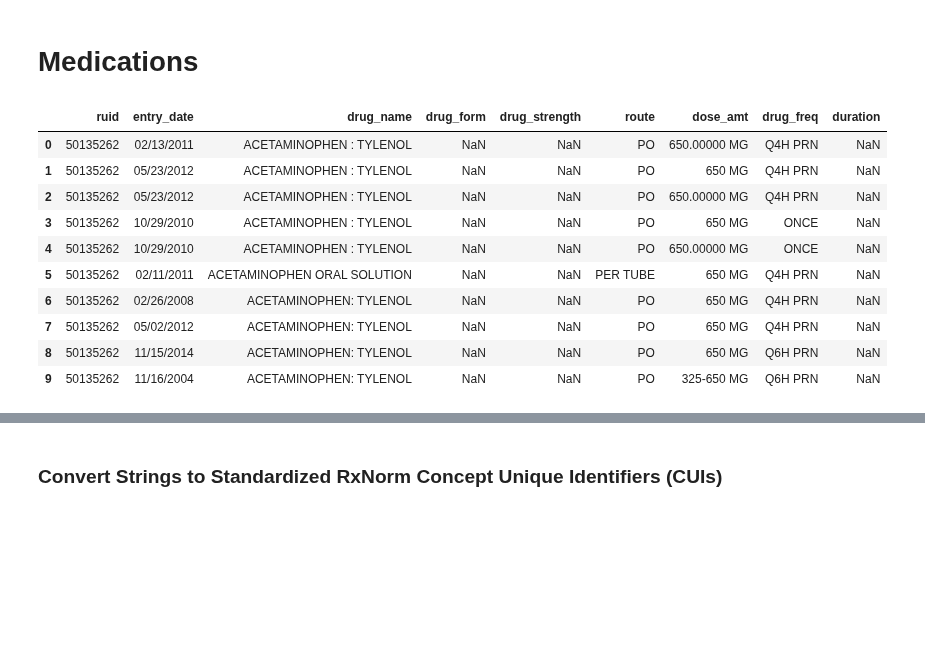
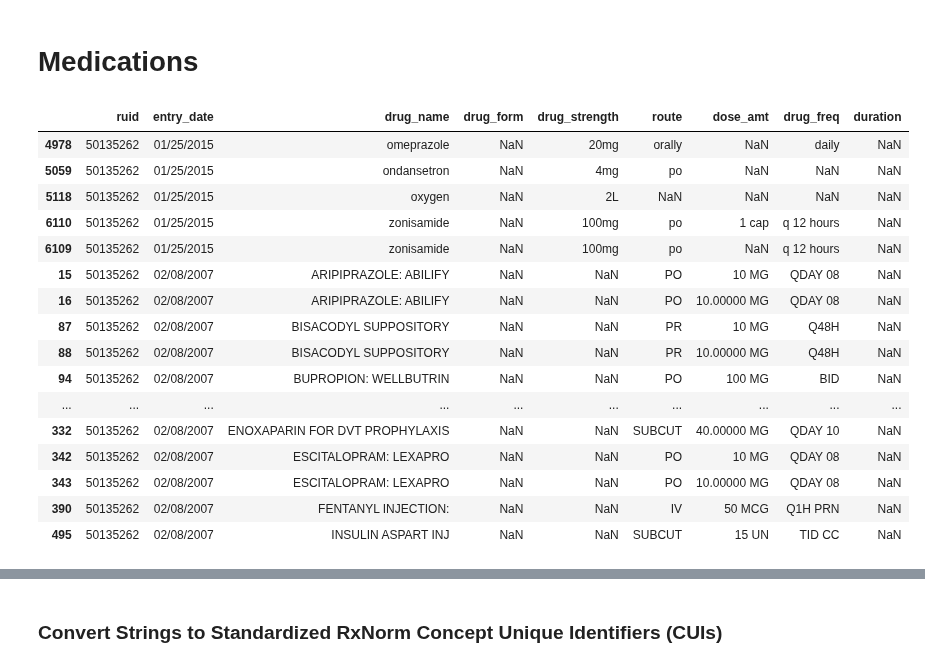
Before and after one commit to alvinjeffery/Bios8366_project, a Jupyter notebook: code/alvin_prelim.ipynb, the cells around one changed output, grey strips where cells are left out. Cells and saved outputs as stored; diff of their text form; code cells hidden in the pictures; blank space fills up the shorter version.

```diff
--- a/code/alvin_prelim.ipynb
+++ b/code/alvin_prelim.ipynb
@@ -555,20 +558,26 @@ cpt_wide.head()
 |  | 02/11/2007 | 0.0 | 1.0 | 0.0 | 2.0 | 1.0 | 2.0 | 0.0 | 0.0 | ... |
 # %% [markdown]
 # Medications
-# %%
-med[:10]
-# %% [output]
-|  | ruid | entry_date | drug_name | drug_form | drug_strength | route | dose_amt | drug_freq | duration |
-| 0 | 50135262 | 02/13/2011 | ACETAMINOPHEN : TYLENOL | NaN | NaN | PO | 650.00000 MG | Q4H PRN | NaN |
-| 1 | 50135262 | 05/23/2012 | ACETAMINOPHEN : TYLENOL | NaN | NaN | PO | 650 MG | Q4H PRN | NaN |
-| 2 | 50135262 | 05/23/2012 | ACETAMINOPHEN : TYLENOL | NaN | NaN | PO | 650.00000 MG | Q4H PRN | NaN |
-| 3 | 50135262 | 10/29/2010 | ACETAMINOPHEN : TYLENOL | NaN | NaN | PO | 650 MG | ONCE | NaN |
-| 4 | 50135262 | 10/29/2010 | ACETAMINOPHEN : TYLENOL | NaN | NaN | PO | 650.00000 MG | ONCE | NaN |
-| 5 | 50135262 | 02/11/2011 | ACETAMINOPHEN ORAL SOLUTION | NaN | NaN | PER TUBE | 650 MG | Q4H PRN | NaN |
-| 6 | 50135262 | 02/26/2008 | ACETAMINOPHEN: TYLENOL | NaN | NaN | PO | 650 MG | Q4H PRN | NaN |
-| 7 | 50135262 | 05/02/2012 | ACETAMINOPHEN: TYLENOL | NaN | NaN | PO | 650 MG | Q4H PRN | NaN |
-| 8 | 50135262 | 11/15/2014 | ACETAMINOPHEN: TYLENOL | NaN | NaN | PO | 650 MG | Q6H PRN | NaN |
-| 9 | 50135262 | 11/16/2004 | ACETAMINOPHEN: TYLENOL | NaN | NaN | PO | 325-650 MG | Q6H PRN | NaN |
+# %%
+med[60:80]
+# %% [output]
+|  | ruid | entry_date | drug_name | drug_form | drug_strength | route | dose_amt | drug_freq | duration |
+| 4978 | 50135262 | 01/25/2015 | omeprazole | NaN | 20mg | orally | NaN | daily | NaN |
+| 5059 | 50135262 | 01/25/2015 | ondansetron | NaN | 4mg | po | NaN | NaN | NaN |
+| 5118 | 50135262 | 01/25/2015 | oxygen | NaN | 2L | NaN | NaN | NaN | NaN |
+| 6110 | 50135262 | 01/25/2015 | zonisamide | NaN | 100mg | po | 1 cap | q 12 hours | NaN |
+| 6109 | 50135262 | 01/25/2015 | zonisamide | NaN | 100mg | po | NaN | q 12 hours | NaN |
+| 15 | 50135262 | 02/08/2007 | ARIPIPRAZOLE: ABILIFY | NaN | NaN | PO | 10 MG | QDAY 08 | NaN |
+| 16 | 50135262 | 02/08/2007 | ARIPIPRAZOLE: ABILIFY | NaN | NaN | PO | 10.00000 MG | QDAY 08 | NaN |
+| 87 | 50135262 | 02/08/2007 | BISACODYL SUPPOSITORY | NaN | NaN | PR | 10 MG | Q48H | NaN |
+| 88 | 50135262 | 02/08/2007 | BISACODYL SUPPOSITORY | NaN | NaN | PR | 10.00000 MG | Q48H | NaN |
+| 94 | 50135262 | 02/08/2007 | BUPROPION: WELLBUTRIN | NaN | NaN | PO | 100 MG | BID | NaN |
+| ... | ... | ... | ... | ... | ... | ... | ... | ... | ... |
+| 332 | 50135262 | 02/08/2007 | ENOXAPARIN FOR DVT PROPHYLAXIS | NaN | NaN | SUBCUT | 40.00000 MG | QDAY 10 | NaN |
+| 342 | 50135262 | 02/08/2007 | ESCITALOPRAM: LEXAPRO | NaN | NaN | PO | 10 MG | QDAY 08 | NaN |
+| 343 | 50135262 | 02/08/2007 | ESCITALOPRAM: LEXAPRO | NaN | NaN | PO | 10.00000 MG | QDAY 08 | NaN |
+| 390 | 50135262 | 02/08/2007 | FENTANYL INJECTION: | NaN | NaN | IV | 50 MCG | Q1H PRN | NaN |
+| 495 | 50135262 | 02/08/2007 | INSULIN ASPART INJ | NaN | NaN | SUBCUT | 15 UN | TID CC | NaN |
 # %%
 med[-10:]
 # %% [output]
```
Also changed, not shown: parts of 23 cells of this notebook.
